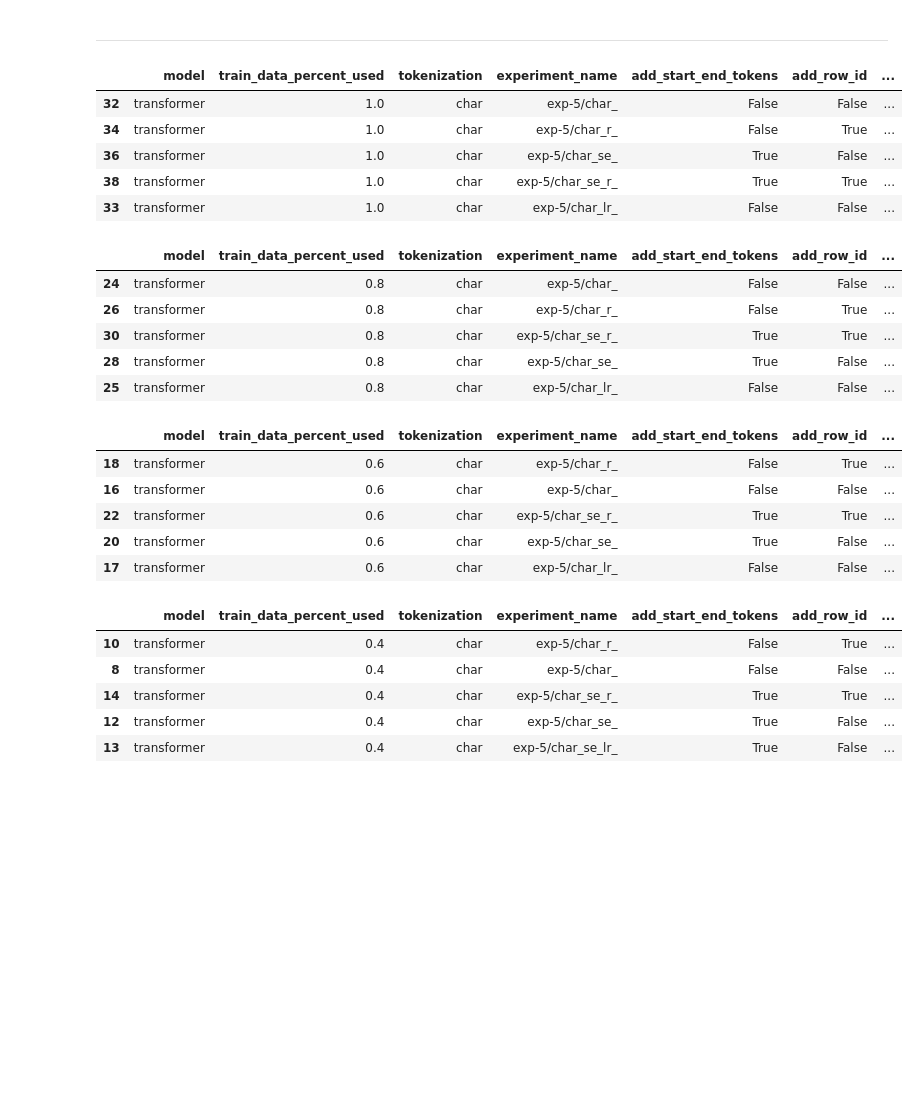
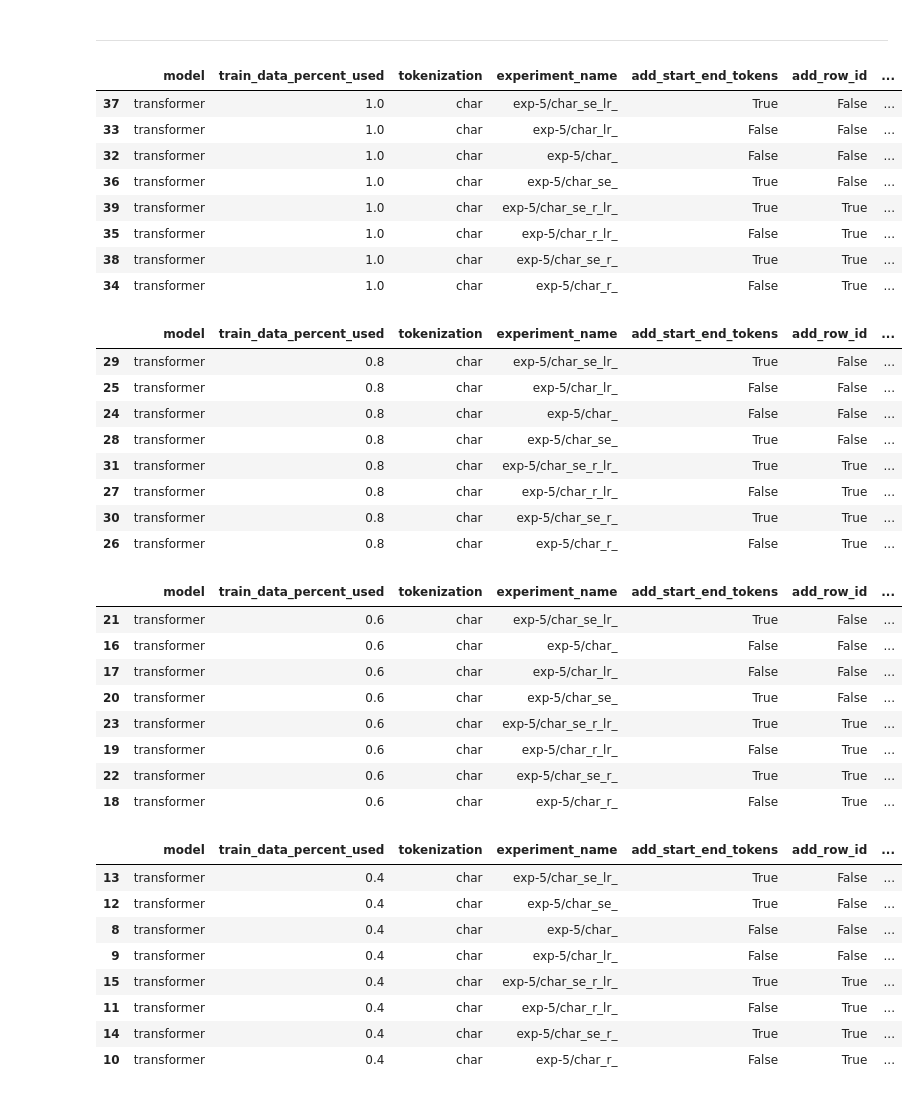
Before and after one commit to mbrotos/lock-pred, a Jupyter notebook: analysis/exp-5-analysis.ipynb, the cells around one changed output. Saved outputs shown, nothing was run; the diff lists cells and outputs as text; code cells hidden in the pictures; blank space fills up the shorter version.

Commit message:
update analysis w/ token-length results

```diff
--- a/analysis/exp-5-analysis.ipynb
+++ b/analysis/exp-5-analysis.ipynb
@@ -8,7 +8,7 @@ def clean_data(df):
     df = df.sort_values(['actual_test_accuracy_mean'], ascending=[False])
     return df
 
-df = pd.read_csv(r'../results/exp-5/results-clean.csv')
+df = pd.read_csv('../results/exp-5/results_clean.csv')
 
 df_clean = clean_data(df.copy())
 # %%
@@ -28,39 +28,51 @@ df_best_per_percent
 # %% [markdown]
 ---
 # %%
-df_clean[df_clean['train_data_percent_used'] == 1.0].sort_values('actual_test_accuracy_mean', ascending=[False]).head(5)
+df_clean[df_clean['train_data_percent_used'] == 1.0].sort_values('actual_test_accuracy_mean', ascending=[False])
 # %% [output]
 |  | model | train_data_percent_used | tokenization | experiment_name | add_start_end_tokens | add_row_id | ... |
+| 37 | transformer | 1.0 | char | exp-5/char_se_lr_ | True | False | ... |
+| 33 | transformer | 1.0 | char | exp-5/char_lr_ | False | False | ... |
 | 32 | transformer | 1.0 | char | exp-5/char_ | False | False | ... |
+| 36 | transformer | 1.0 | char | exp-5/char_se_ | True | False | ... |
+| 39 | transformer | 1.0 | char | exp-5/char_se_r_lr_ | True | True | ... |
+| 35 | transformer | 1.0 | char | exp-5/char_r_lr_ | False | True | ... |
+| 38 | transformer | 1.0 | char | exp-5/char_se_r_ | True | True | ... |
 | 34 | transformer | 1.0 | char | exp-5/char_r_ | False | True | ... |
-| 36 | transformer | 1.0 | char | exp-5/char_se_ | True | False | ... |
-| 38 | transformer | 1.0 | char | exp-5/char_se_r_ | True | True | ... |
-| 33 | transformer | 1.0 | char | exp-5/char_lr_ | False | False | ... |
 # %%
-df_clean[df_clean['train_data_percent_used'] == 0.8].sort_values('actual_test_accuracy_mean', ascending=[False]).head(5)
+df_clean[df_clean['train_data_percent_used'] == 0.8].sort_values('actual_test_accuracy_mean', ascending=[False])
 # %% [output]
 |  | model | train_data_percent_used | tokenization | experiment_name | add_start_end_tokens | add_row_id | ... |
+| 29 | transformer | 0.8 | char | exp-5/char_se_lr_ | True | False | ... |
+| 25 | transformer | 0.8 | char | exp-5/char_lr_ | False | False | ... |
 | 24 | transformer | 0.8 | char | exp-5/char_ | False | False | ... |
+| 28 | transformer | 0.8 | char | exp-5/char_se_ | True | False | ... |
+| 31 | transformer | 0.8 | char | exp-5/char_se_r_lr_ | True | True | ... |
+| 27 | transformer | 0.8 | char | exp-5/char_r_lr_ | False | True | ... |
+| 30 | transformer | 0.8 | char | exp-5/char_se_r_ | True | True | ... |
 | 26 | transformer | 0.8 | char | exp-5/char_r_ | False | True | ... |
-| 30 | transformer | 0.8 | char | exp-5/char_se_r_ | True | True | ... |
-| 28 | transformer | 0.8 | char | exp-5/char_se_ | True | False | ... |
-| 25 | transformer | 0.8 | char | exp-5/char_lr_ | False | False | ... |
 # %%
-df_clean[df_clean['train_data_percent_used'] == 0.6].sort_values('actual_test_accuracy_mean', ascending=[False]).head(5)
+df_clean[df_clean['train_data_percent_used'] == 0.6].sort_values('actual_test_accuracy_mean', ascending=[False])
 # %% [output]
 |  | model | train_data_percent_used | tokenization | experiment_name | add_start_end_tokens | add_row_id | ... |
+| 21 | transformer | 0.6 | char | exp-5/char_se_lr_ | True | False | ... |
+| 16 | transformer | 0.6 | char | exp-5/char_ | False | False | ... |
+| 17 | transformer | 0.6 | char | exp-5/char_lr_ | False | False | ... |
+| 20 | transformer | 0.6 | char | exp-5/char_se_ | True | False | ... |
+| 23 | transformer | 0.6 | char | exp-5/char_se_r_lr_ | True | True | ... |
+| 19 | transformer | 0.6 | char | exp-5/char_r_lr_ | False | True | ... |
+| 22 | transformer | 0.6 | char | exp-5/char_se_r_ | True | True | ... |
 | 18 | transformer | 0.6 | char | exp-5/char_r_ | False | True | ... |
-| 16 | transformer | 0.6 | char | exp-5/char_ | False | False | ... |
-| 22 | transformer | 0.6 | char | exp-5/char_se_r_ | True | True | ... |
-| 20 | transformer | 0.6 | char | exp-5/char_se_ | True | False | ... |
-| 17 | transformer | 0.6 | char | exp-5/char_lr_ | False | False | ... |
 # %%
-df_clean[df_clean['train_data_percent_used'] == 0.4].sort_values('actual_test_accuracy_mean', ascending=[False]).head(5)
+df_clean[df_clean['train_data_percent_used'] == 0.4].sort_values('actual_test_accuracy_mean', ascending=[False])
 # %% [output]
 |  | model | train_data_percent_used | tokenization | experiment_name | add_start_end_tokens | add_row_id | ... |
+| 13 | transformer | 0.4 | char | exp-5/char_se_lr_ | True | False | ... |
+| 12 | transformer | 0.4 | char | exp-5/char_se_ | True | False | ... |
+| 8 | transformer | 0.4 | char | exp-5/char_ | False | False | ... |
+| 9 | transformer | 0.4 | char | exp-5/char_lr_ | False | False | ... |
+| 15 | transformer | 0.4 | char | exp-5/char_se_r_lr_ | True | True | ... |
+| 11 | transformer | 0.4 | char | exp-5/char_r_lr_ | False | True | ... |
+| 14 | transformer | 0.4 | char | exp-5/char_se_r_ | True | True | ... |
 | 10 | transformer | 0.4 | char | exp-5/char_r_ | False | True | ... |
-| 8 | transformer | 0.4 | char | exp-5/char_ | False | False | ... |
-| 14 | transformer | 0.4 | char | exp-5/char_se_r_ | True | True | ... |
-| 12 | transformer | 0.4 | char | exp-5/char_se_ | True | False | ... |
-| 13 | transformer | 0.4 | char | exp-5/char_se_lr_ | True | False | ... |
 # %%
```
Also changed, not shown: parts of 2 cells of this notebook, 2 other files.
